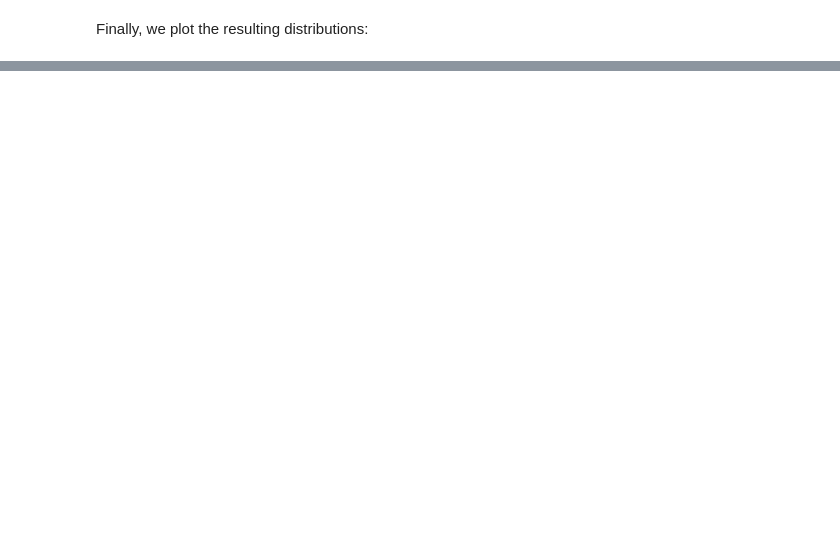
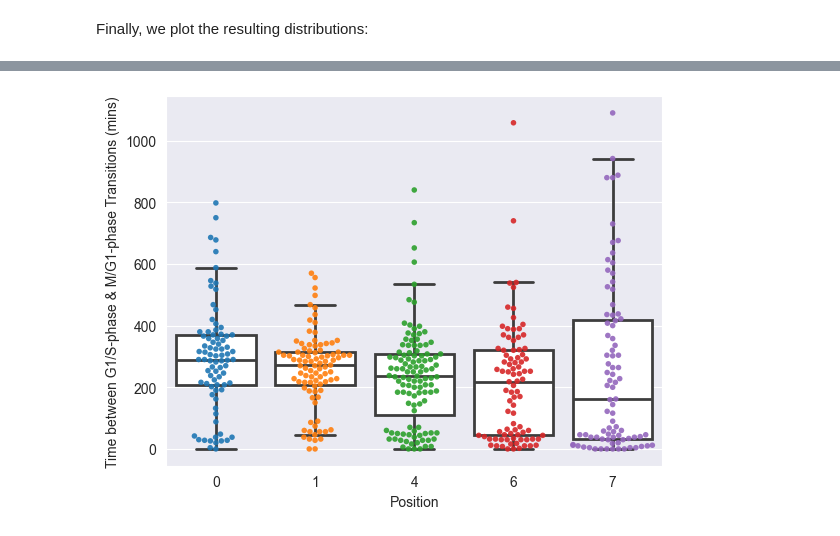
Before and after one commit to FrancisCrickInstitute/multi-dimensional-imaging-and-analysis, a Jupyter notebook: Live-Cell-Imaging-And-Tracking/compare_FUCCI_markers.ipynb, the cells around one changed output, grey strips where cells are left out. Drawn from its saved outputs; the diff is of its cells as text; code cells hidden in the pictures; blank space fills up the shorter version.

```diff
--- a/Live-Cell-Imaging-And-Tracking/compare_FUCCI_markers.ipynb
+++ b/Live-Cell-Imaging-And-Tracking/compare_FUCCI_markers.ipynb
@@ -95,0 +102,10 @@ plt.show()
+# %%
+ax = plt.subplot(1, 1, 1)
+sns.boxplot(frame_differences_all, color='white', showfliers=False, ax=ax, linewidth=2)
+sns.swarmplot(frame_differences_all, size=4, alpha=0.9, ax=ax)
+ax.set_ylabel('Time between G1/S-phase & M/G1-phase Transitions (mins)')
+ax.set_xlabel('Position')
+ax.set_xticks((0, 1, 2, 3, 4), ['0', '1', '4', '6', '7'])
+plt.show()
+# %% [output]
+[figure, added]
```
Also changed, not shown: parts of 5 cells of this notebook.
